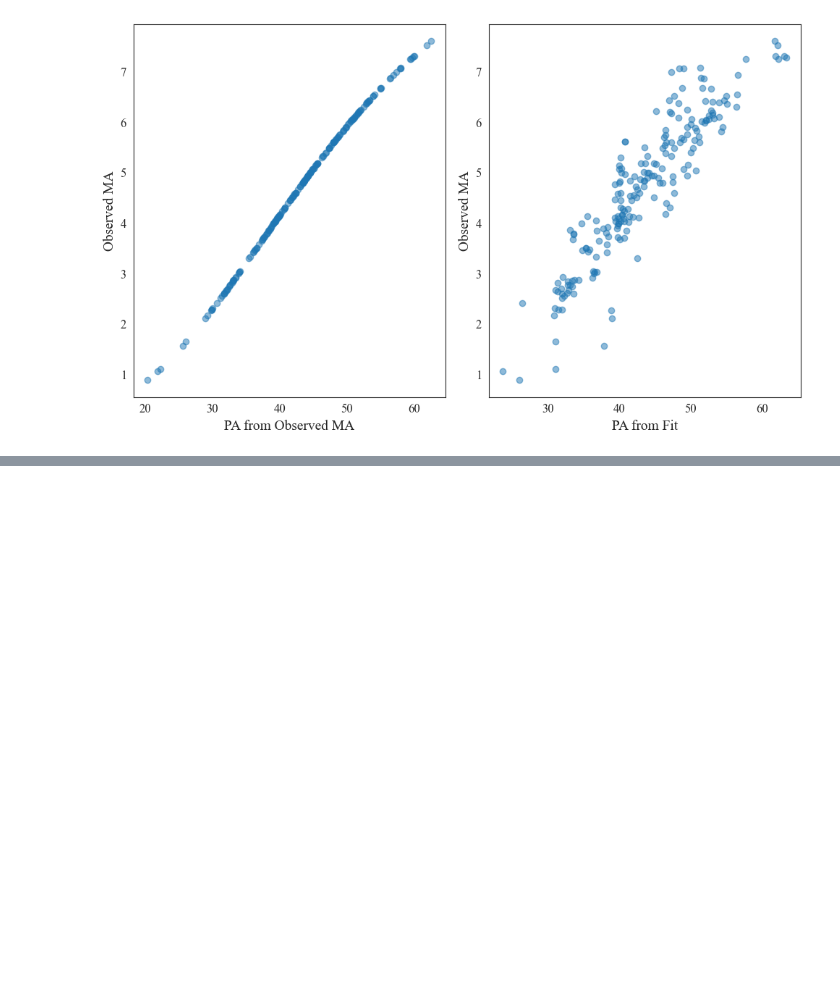
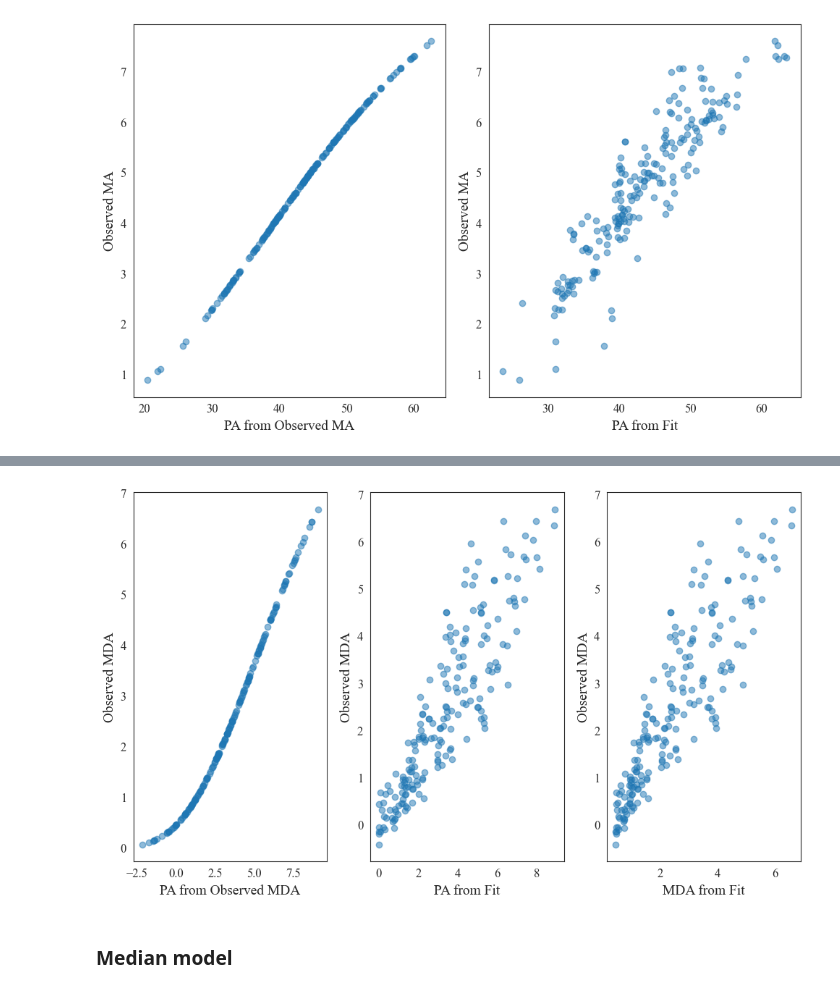
Before and after one commit to acoustics-code-salford/refmap-psychoacoustics, a Jupyter notebook: src/refmap_psychoacoustics/notebooks/refmap_listest1_2_analysis_PA.ipynb, the cells around one changed output, grey strips where cells are left out. Drawn from its saved outputs; the diff is of its cells as text; code cells hidden in the pictures; blank space fills up the shorter version.

```diff
--- a/src/refmap_psychoacoustics/notebooks/refmap_listest1_2_analysis_PA.ipynb
+++ b/src/refmap_psychoacoustics/notebooks/refmap_listest1_2_analysis_PA.ipynb
@@ -487,0 +611,26 @@ plt.show()
+# %%
+# plot pa_from_obs vs observed ma
+
+fig, axs = plt.subplots(nrows=1, ncols=3, figsize=(10, 6))
+
+ax = axs[0]
+ax.scatter(pa_from_ma(obs, params.values, LOWER, UPPER), obs, alpha=0.5)
+ax.set_ylabel("Observed MDA")
+ax.set_xlabel("PA from Observed MDA")
+
+ax = axs[1]
+ax.scatter(np.asarray(optimise_pa(params.values, data)), obs, alpha=0.5)
+ax.set_ylabel("Observed MDA")
+ax.set_xlabel("PA from Fit")
+
+ax = axs[2]
+ax.scatter(pred, obs, alpha=0.5)
+ax.set_ylabel("Observed MDA")
+ax.set_xlabel("MDA from Fit")
+
+
+plt.show()
+# %% [output]
+[figure, added]
+# %% [markdown]
+### Median model
```
Also changed, not shown: parts of 15 cells of this notebook, 12 other files.
